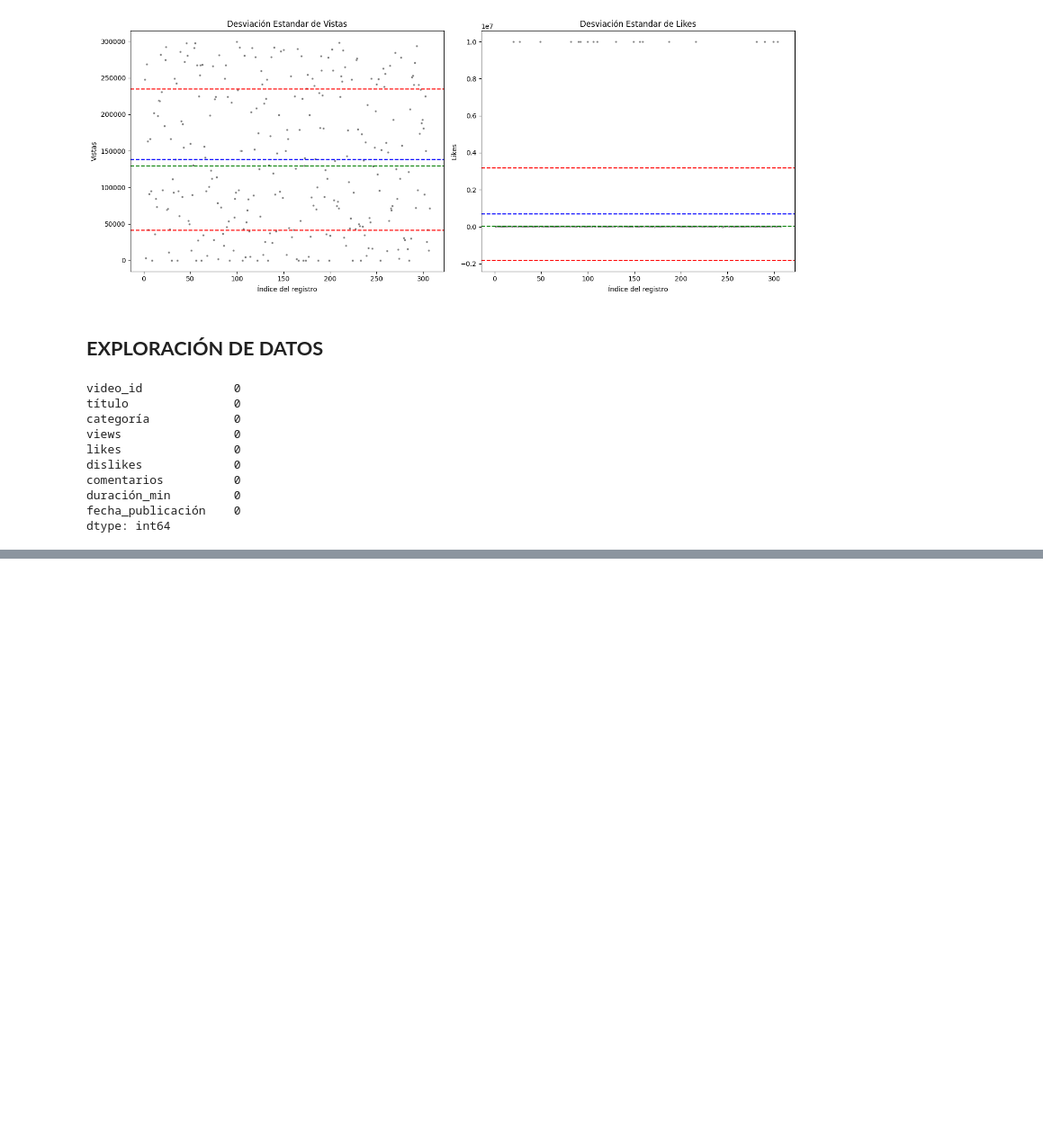
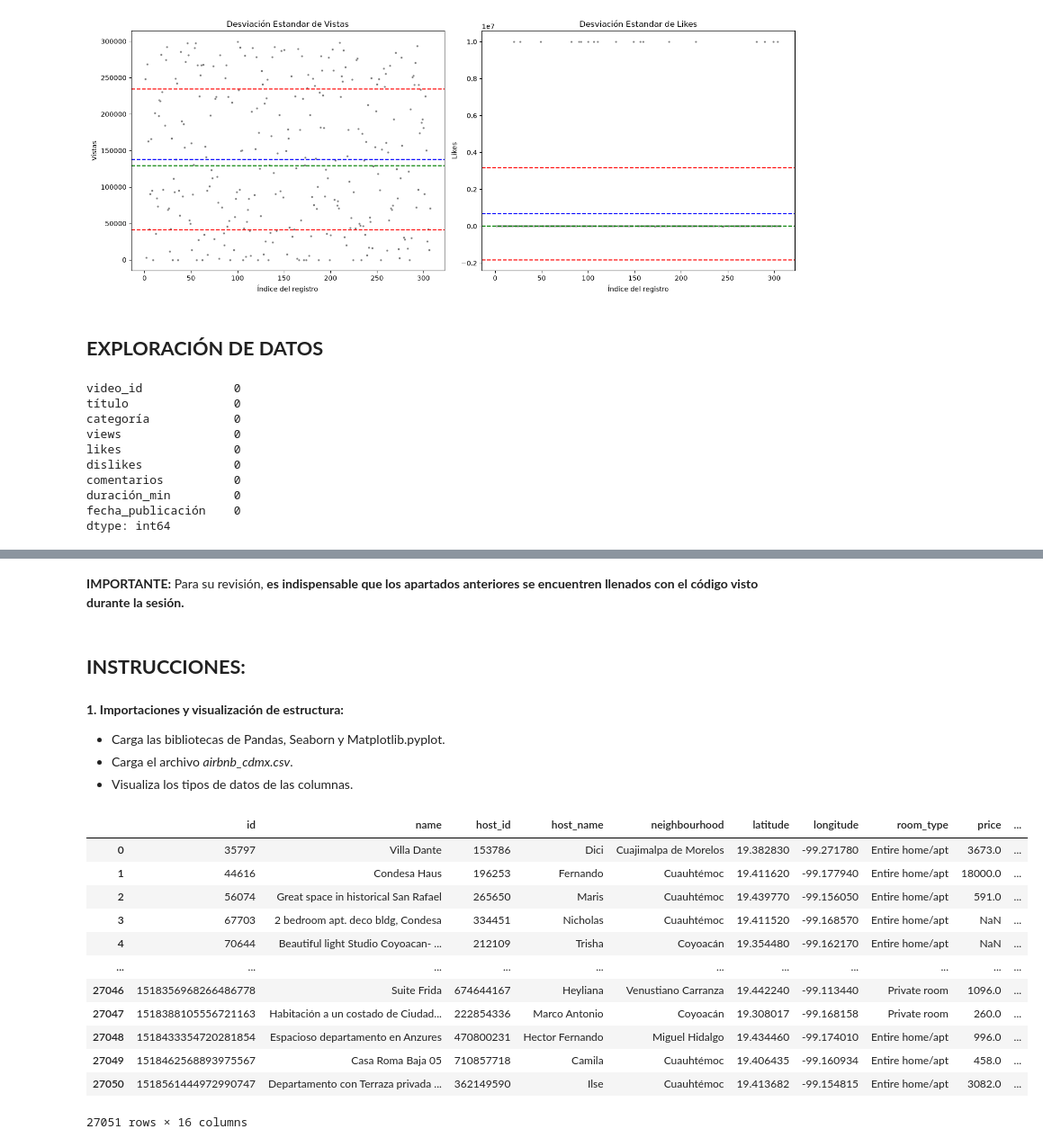
Before and after one commit to angelrz/data-analysis, a Jupyter notebook: 3 Introducción al Análisis de Datos/3.4 Hands_On_Limpieza_de_Datos_Par.ipynb, the cells around one changed output, grey strips where cells are left out. Shown at 90% size. Saved outputs shown, nothing was run; the diff lists cells and outputs as text; code cells hidden in the pictures; blank space fills up the shorter version.

```diff
--- a/3 Introducción al Análisis de Datos/3.4 Hands_On_Limpieza_de_Datos_Par.ipynb
+++ b/3 Introducción al Análisis de Datos/3.4 Hands_On_Limpieza_de_Datos_Par.ipynb
@@ -628,0 +623,10 @@ memory usage: 28.5 KB
+# %% [markdown]
+**IMPORTANTE:** Para su revisión, **es indispensable que los apartados anteriores se encuentren llenados con el código visto durante la sesión.**
+# %% [markdown]
+## **INSTRUCCIONES:**
+# %% [markdown]
+**1. Importaciones y visualización de estructura:**
+
+* Carga las bibliotecas de Pandas, Seaborn y Matplotlib.pyplot.
+* Carga el archivo *airbnb_cdmx.csv*.
+* Visualiza los tipos de datos de las columnas.
@@ -628,0 +639,20 @@ memory usage: 28.5 KB
+# %%
+# Importar dataset
+
+df_airbnb = pd.read_csv('data/airbnb_cdmx.csv')
+
+df_airbnb
+# %% [output]
+|  | id | name | host_id | host_name | neighbourhood | latitude | longitude | room_type | price | ... |
+| 0 | 35797 | Villa Dante | 153786 | Dici | Cuajimalpa de Morelos | 19.382830 | -99.271780 | Entire home/apt | 3673.0 | ... |
+| 1 | 44616 | Condesa Haus | 196253 | Fernando | Cuauhtémoc | 19.411620 | -99.177940 | Entire home/apt | 18000.0 | ... |
+| 2 | 56074 | Great space in historical San Rafael | 265650 | Maris | Cuauhtémoc | 19.439770 | -99.156050 | Entire home/apt | 591.0 | ... |
+| 3 | 67703 | 2 bedroom apt. deco bldg, Condesa | 334451 | Nicholas | Cuauhtémoc | 19.411520 | -99.168570 | Entire home/apt | NaN | ... |
+| 4 | 70644 | Beautiful light Studio Coyoacan- ... | 212109 | Trisha | Coyoacán | 19.354480 | -99.162170 | Entire home/apt | NaN | ... |
+| ... | ... | ... | ... | ... | ... | ... | ... | ... | ... | ... |
+| 27046 | 1518356968266486778 | Suite Frida | 674644167 | Heyliana | Venustiano Carranza | 19.442240 | -99.113440 | Private room | 1096.0 | ... |
+| 27047 | 1518388105556721163 | Habitación a un costado de Ciudad... | 222854336 | Marco Antonio | Coyoacán | 19.308017 | -99.168158 | Private room | 260.0 | ... |
+| 27048 | 1518433354720281854 | Espacioso departamento en Anzures | 470800231 | Hector Fernando | Miguel Hidalgo | 19.434460 | -99.174010 | Entire home/apt | 996.0 | ... |
+| 27049 | 1518462568893975567 | Casa Roma Baja 05 | 710857718 | Camila | Cuauhtémoc | 19.406435 | -99.160934 | Entire home/apt | 458.0 | ... |
+| 27050 | 1518561444972990747 | Departamento con Terraza privada ... | 362149590 | Ilse | Cuauhtémoc | 19.413682 | -99.154815 | Entire home/apt | 3082.0 | ... |
+27051 rows × 16 columns
```
Also changed, not shown: parts of 38 cells of this notebook.
